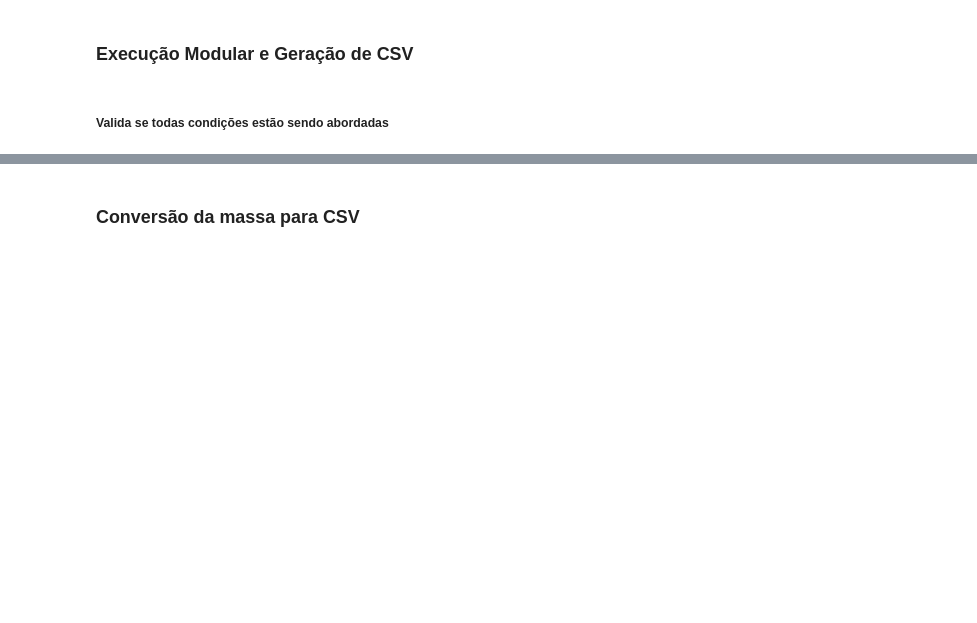
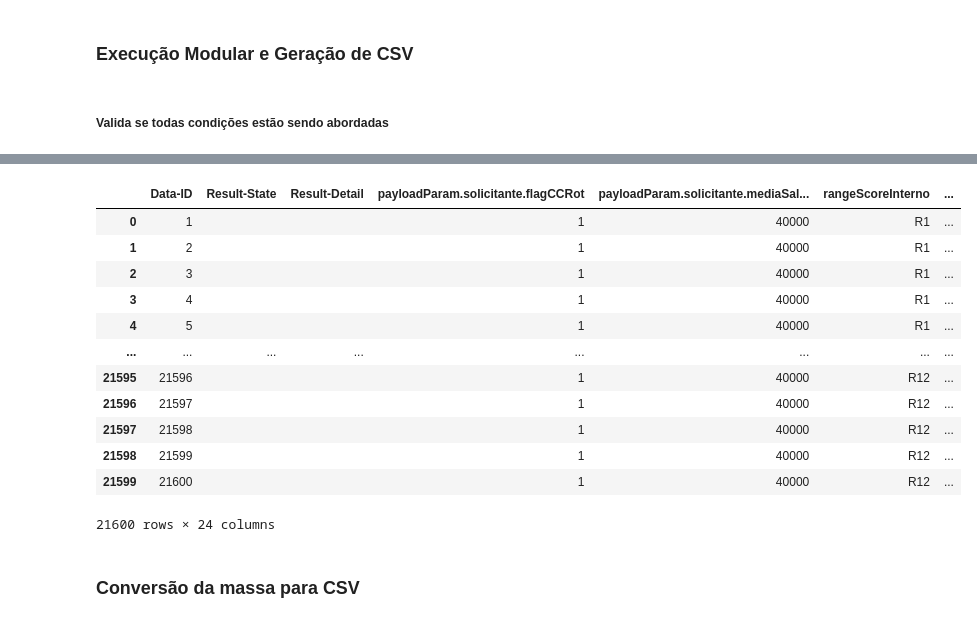
Before and after one commit to vcesarpicpay/modelos-online-local, a Jupyter notebook: v2/homol_modular_DefinicaoTabelasAntigos ( subgrupos, marcações de aprovados ).ipynb, the cells around one changed output, grey strips where cells are left out. Drawn from its saved outputs; the diff is of its cells as text; code cells hidden in the pictures; blank space fills up the shorter version.

```diff
--- a/v2/homol_modular_DefinicaoTabelasAntigos ( subgrupos, marcações de aprovados ).ipynb
+++ b/v2/homol_modular_DefinicaoTabelasAntigos ( subgrupos, marcações de aprovados ).ipynb
@@ -86,7 +93,7 @@ massa_TabelaJaCliente.converte_massa()
 # %% [markdown]
 ### Execução Modular e Geração de CSV
 # %%
-listaResultado = rp.execucaoModular(massa_TabelaJaCliente.get_massa_json(),rp.subGruposAntigo)
+listaResultado = rp.execucaoModular(massa_TabelaJaCliente1.get_massa_json(),rp.subGruposAntigo)
 # %% [markdown]
 ##### Valida se todas condições estão sendo abordadas
 # %%
@@ -128,13 +169,27 @@ massa_TabelaJaCliente.get_massa_dm()
 # %%
-massa_TabelaJaCliente.atribui_expected(listaResultado,"payloadHomol.intermediarias.segmentacao","segmentacaoSubgrupo")
-massa_TabelaJaCliente.atribui_expected(listaResultado,"payloadHomol.intermediarias.alavancagem","alavancagem")
-massa_TabelaJaCliente.atribui_expected(listaResultado,"payloadHomol.intermediarias.limiteTeto","limiteTeto")
-massa_TabelaJaCliente.atribui_expected(listaResultado,"payloadHomol.intermediarias.limitePiso","limitePiso")
-massa_TabelaJaCliente.atribui_expected(listaResultado,"payloadHomol.intermediarias.limiteFixo","limiteFixo")
-massa_TabelaJaCliente.atribui_expected(listaResultado,"payloadHomol.intermediarias.aprovadoBAUAux","aprovadoBAUAux")
-massa_TabelaJaCliente.atribui_expected(listaResultado,"payloadHomol.intermediarias.aprovadoSLAux","aprovadoSmallLimitsAux")
+massa_TabelaJaCliente1.atribui_expected(listaResultado,"payloadHomol.intermediarias.segmentacao","segmentacaoSubgrupo")
+massa_TabelaJaCliente1.atribui_expected(listaResultado,"payloadHomol.intermediarias.alavancagem","alavancagem")
+massa_TabelaJaCliente1.atribui_expected(listaResultado,"payloadHomol.intermediarias.limiteTeto","limiteTeto")
+massa_TabelaJaCliente1.atribui_expected(listaResultado,"payloadHomol.intermediarias.limitePiso","limitePiso")
+massa_TabelaJaCliente1.atribui_expected(listaResultado,"payloadHomol.intermediarias.limiteFixo","limiteFixo")
+massa_TabelaJaCliente1.atribui_expected(listaResultado,"payloadHomol.intermediarias.aprovadoBAUAux","aprovadoBAUAux")
+massa_TabelaJaCliente1.atribui_expected(listaResultado,"payloadHomol.intermediarias.aprovadoSLAux","aprovadoSmallLimitsAux")
 
-massa_TabelaJaCliente.get_massa_dm()
+massa_TabelaJaCliente1.get_massa_dm()
+# %% [output]
+|  | Data-ID | Result-State | Result-Detail | payloadParam.solicitante.flagCCRot | payloadParam.solicitante.mediaSal... | rangeScoreInterno | ... |
+| 0 | 1 |  |  | 1 | 40000 | R1 | ... |
+| 1 | 2 |  |  | 1 | 40000 | R1 | ... |
+| 2 | 3 |  |  | 1 | 40000 | R1 | ... |
+| 3 | 4 |  |  | 1 | 40000 | R1 | ... |
+| 4 | 5 |  |  | 1 | 40000 | R1 | ... |
+| ... | ... | ... | ... | ... | ... | ... | ... |
+| 21595 | 21596 |  |  | 1 | 40000 | R12 | ... |
+| 21596 | 21597 |  |  | 1 | 40000 | R12 | ... |
+| 21597 | 21598 |  |  | 1 | 40000 | R12 | ... |
+| 21598 | 21599 |  |  | 1 | 40000 | R12 | ... |
+| 21599 | 21600 |  |  | 1 | 40000 | R12 | ... |
+21600 rows × 24 columns
 # %% [markdown]
 ### Conversão da massa para CSV
 # %%
```
Also changed, not shown: parts of 14 cells of this notebook, 44 other files.
